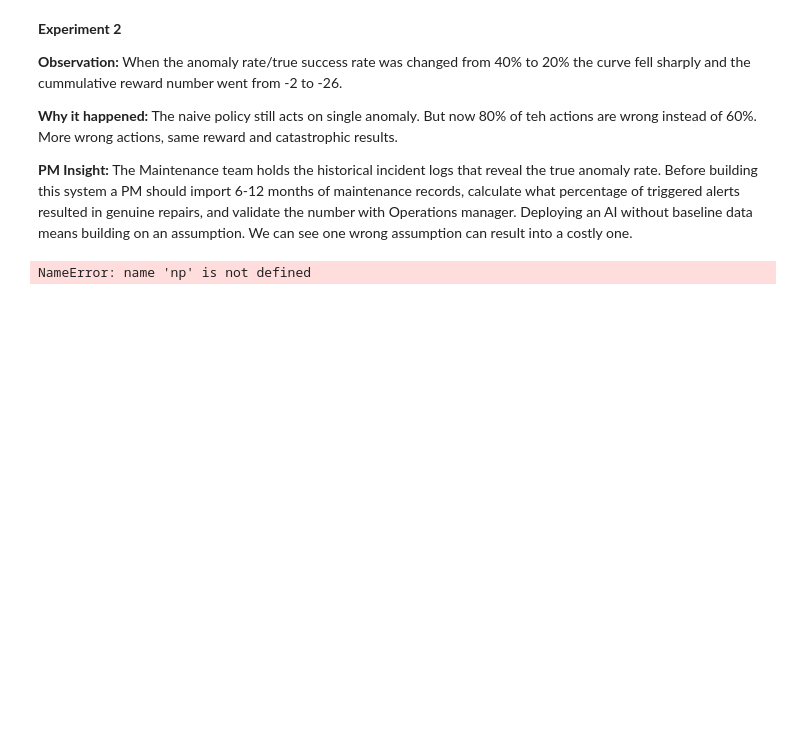
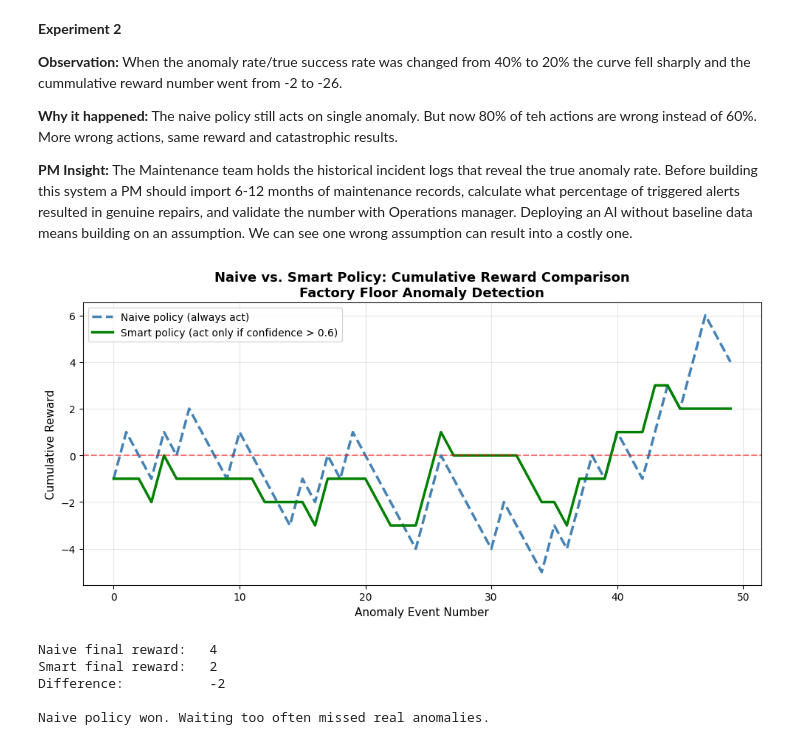
Before and after one commit to sagartirlapur/ai-pm-portfolio, a Jupyter notebook: project1-decision-agent/day1_setup.ipynb, the cells around one changed output. Saved outputs shown, nothing was run; the diff lists cells and outputs as text; code cells hidden in the pictures; blank space fills up the shorter version.

```diff
--- a/project1-decision-agent/day1_setup.ipynb
+++ b/project1-decision-agent/day1_setup.ipynb
@@ -148,6 +172,8 @@ In a real scenario, false alarm costs are decided by:
 **PM Insight:**
 The Maintenance team holds the historical incident logs that reveal the true anomaly rate. Before building this system a PM should import 6-12 months of maintenance records, calculate what percentage of triggered alerts resulted in genuine repairs, and validate the number with Operations manager. Deploying an AI without baseline data means building on an assumption. We can see one wrong assumption can result into a costly one.
 # %%
+import numpy as np
+
 # ── EXPERIMENT 3: Two policies compared ───────────────────────
 # NAIVE:  always act regardless of anything
 # SMART:  only act when a confidence score exceeds 0.6
@@ -189,7 +215,7 @@ for step in range(n_decisions):
     # SMART POLICY
     # Simulate a confidence score for this anomaly
     confidence = np.random.uniform(0, 1)
-    action_smart = 1 if confidence > 0.8 else 0
+    action_smart = 1 if confidence > 0.6 else 0
     if action_smart == 1 and outcome == 1:
         reward_smart = 2
     elif action_smart == 1 and outcome == 0:
@@ -202,31 +228,36 @@ for step in range(n_decisions):
 # ── PLOT ─────────────────────────────────────────────────────
 plt.figure(figsize=(10, 5))
 plt.plot(rewards_naive, color='steelblue', linewidth=2.5,
          linestyle='--', label='Naive policy (always act)')
 plt.plot(rewards_smart, color='green', linewidth=2.5,
          label='Smart policy (act only if confidence > 0.6)')
 plt.title('Naive vs. Smart Policy: Cumulative Reward Comparison\n'
           'Factory Floor Anomaly Detection',
           fontsize=13, fontweight='bold')
 plt.xlabel('Anomaly Event Number', fontsize=11)
 plt.ylabel('Cumulative Reward', fontsize=11)
 plt.axhline(y=0, color='red', linestyle='--', alpha=0.5)
 plt.legend(fontsize=10)
 plt.grid(alpha=0.3)
 plt.tight_layout()
 plt.show()
 
 # ── RESULTS ──────────────────────────────────────────────────
 difference = rewards_smart[-1] - rewards_naive[-1]
 print(f"Naive final reward:   {rewards_naive[-1]}")
 print(f"Smart final reward:   {rewards_smart[-1]}")
 print(f"Difference:           {difference}")
 print()
 if difference > 0:
     print("Smart policy won. Being selective about when to act paid off.")
 elif difference < 0:
     print("Naive policy won. Waiting too often missed real anomalies.")
 else:
     print("Tied.")
 # %% [output]
+[figure, added]
-NameError: name 'np' is not defined
+Naive final reward:   4
+Smart final reward:   2
+Difference:           -2
+
+Naive policy won. Waiting too often missed real anomalies.
```
Also changed, not shown: parts of 3 cells of this notebook.
